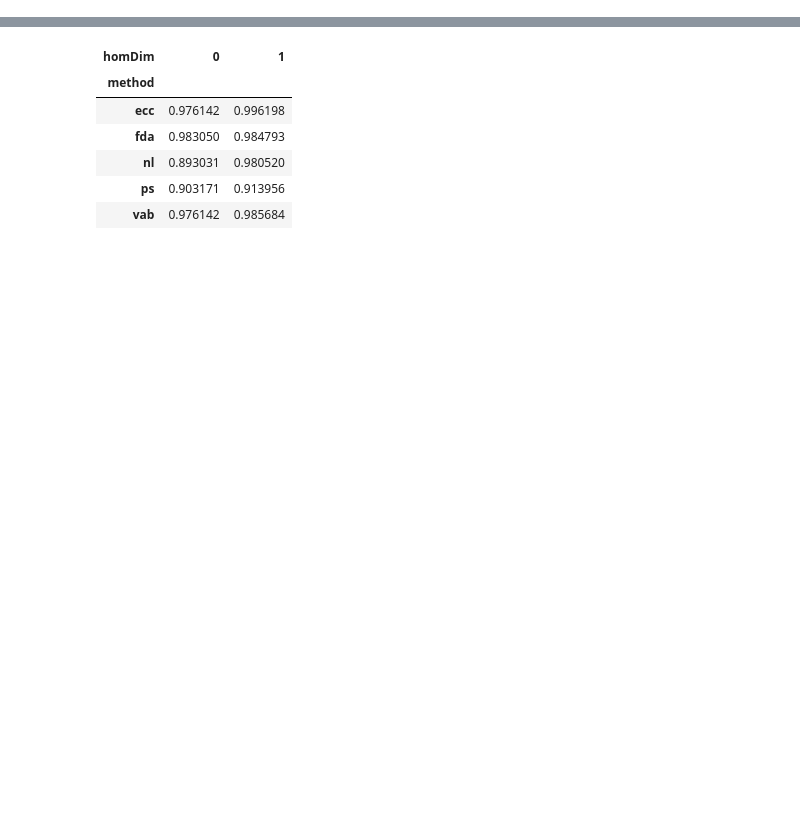
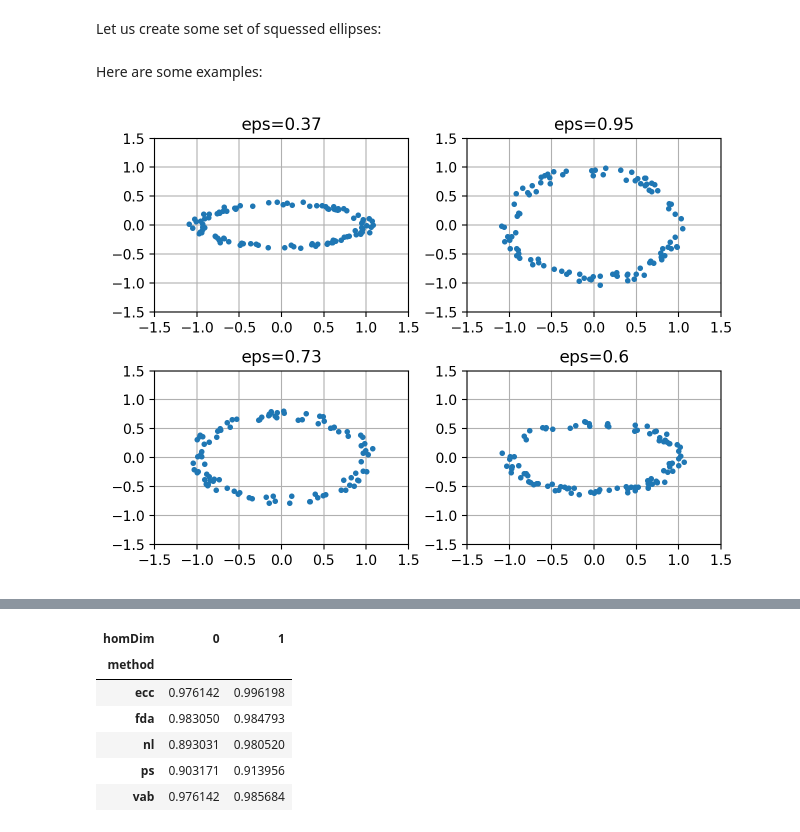
Before and after one commit to ALuchinsky/tdavec, a Jupyter notebook: sample_notebook/circle_vs_ellipse.ipynb, the cells around one changed output, grey strips where cells are left out. Cells and saved outputs as stored; diff of their text form; code cells hidden in the pictures; blank space fills up the shorter version.

```diff
--- a/sample_notebook/circle_vs_ellipse.ipynb
+++ b/sample_notebook/circle_vs_ellipse.ipynb
@@ -11,9 +9,23 @@ Hello from tdavec
 # %%
 from plotnine import ggplot, aes, geom_point, facet_grid, geom_line, geom_abline
+# %% [markdown]
+Let us create some set of squessed ellipses:
 # %%
 np.random.seed(42)
 epsList = np.random.uniform(low = 0, high = 1, size = 500)
 clouds = [createEllipse(a=1, b=eps, n=100) for eps in epsList]
+# %% [markdown]
+Here are some examples:
+# %%
+for i, cl in enumerate(clouds[:4]):
+    plt.subplot(2, 2, i+1)
+    plt.plot(cl[:,0], cl[:,1], ".")
+    plt.xlim(-1.5, 1.5); plt.ylim(-1.5, 1.5)
+    plt.title(f"eps={np.round(epsList[i], 2)}")
+    plt.grid()
+plt.tight_layout()
+# %% [output]
+[figure, added]
 # %%
 v = TDAvectorizer()
 v.fit(clouds)
```
Also changed, not shown: parts of 17 cells of this notebook, 3 other files.
